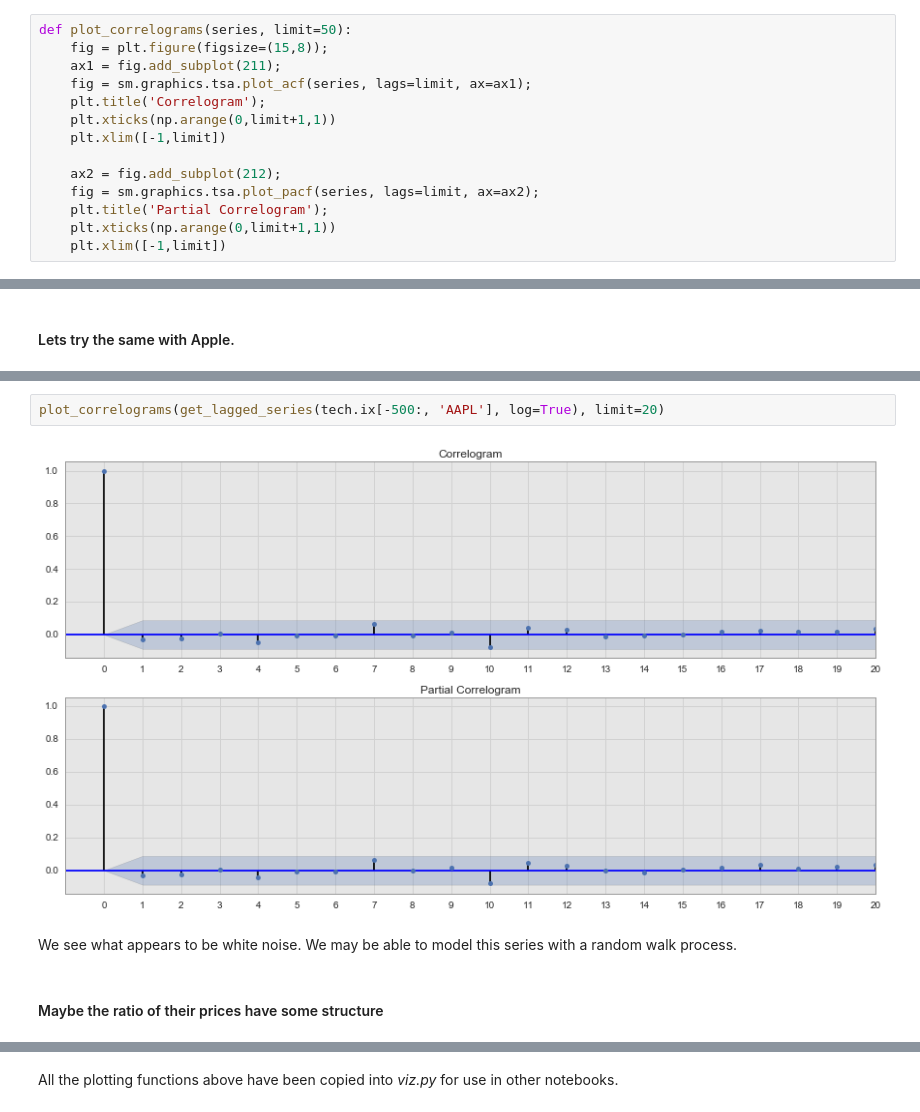
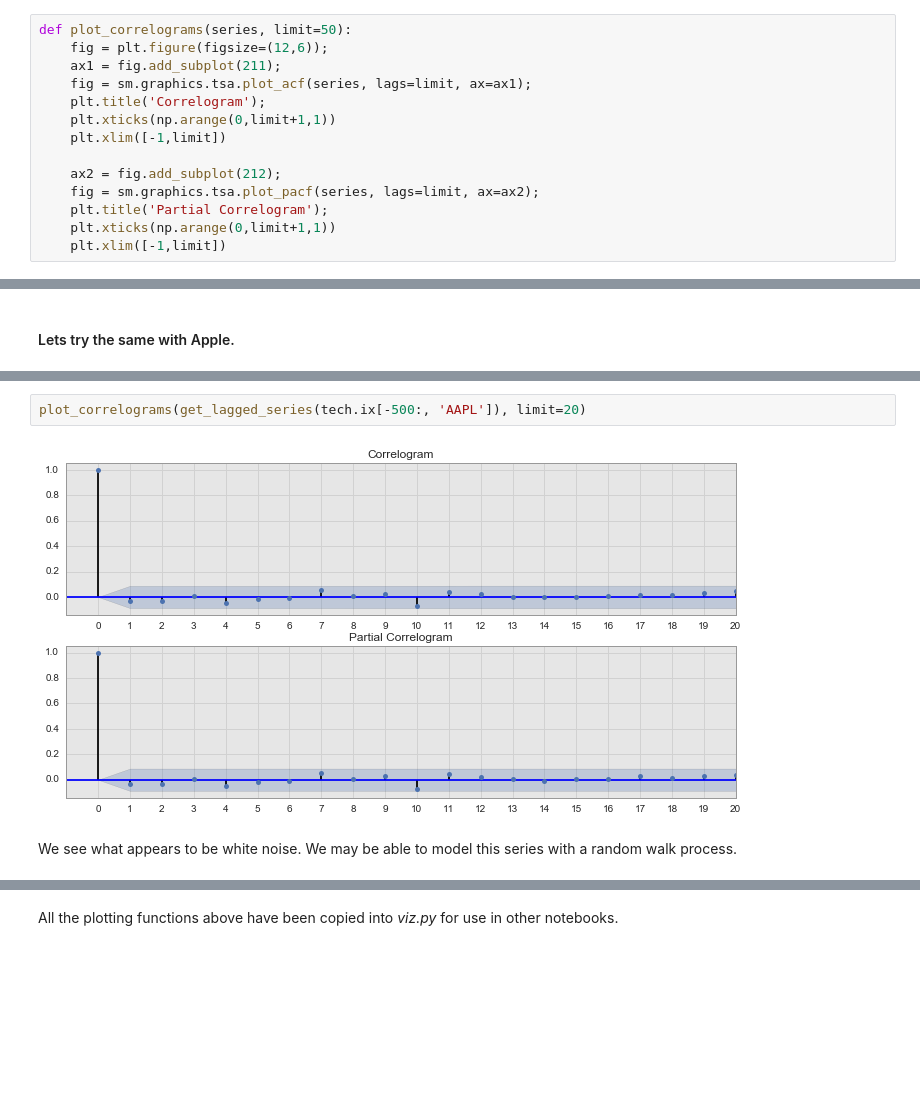
Before and after one commit to bbahmany/quant-finance, a Jupyter notebook: 03-ExploringStockMovement.ipynb, the cells around one changed output, grey strips where cells are left out. Drawn from its saved outputs; the diff is of its cells as text; blank space fills up the shorter version.

```diff
--- a/03-ExploringStockMovement.ipynb
+++ b/03-ExploringStockMovement.ipynb
@@ -135,7 +131,7 @@ plot_lagged_series(tech.ix[-500:, 'FB'], log=True)
 Plotting the autocorrelations and partial autocorrelations in the log of Facebook's prices over the past 500 trading days :
 # %%
 def plot_correlograms(series, limit=50):
-    fig = plt.figure(figsize=(15,8));
+    fig = plt.figure(figsize=(12,6));
     ax1 = fig.add_subplot(211);
     fig = sm.graphics.tsa.plot_acf(series, lags=limit, ax=ax1);
     plt.title('Correlogram');
@@ -162,8 +158,6 @@ plot_lagged_series(tech.ix[-500:, 'AAPL'], log=True)
 # %%
-plot_correlograms(get_lagged_series(tech.ix[-500:, 'AAPL'], log=True), limit=20)
+plot_correlograms(get_lagged_series(tech.ix[-500:, 'AAPL']), limit=20)
 # %% [output]
-[figure, old version]
+[figure, new version]
 # %% [markdown]
 We see what appears to be white noise. We may be able to model this series with a random walk process.
-# %% [markdown]
-#### Maybe the ratio of their prices have some structure
```
Also changed, not shown: parts of 11 cells of this notebook, 2 other files.
